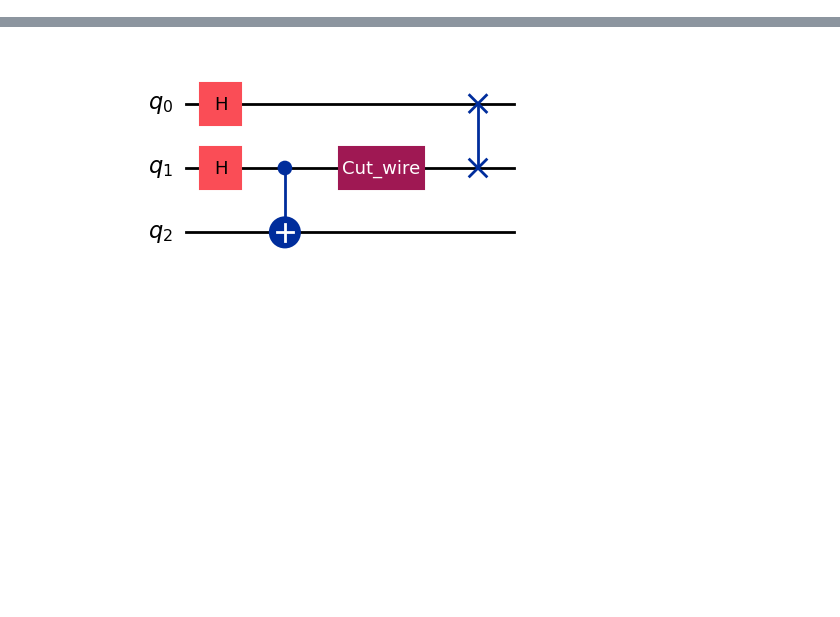
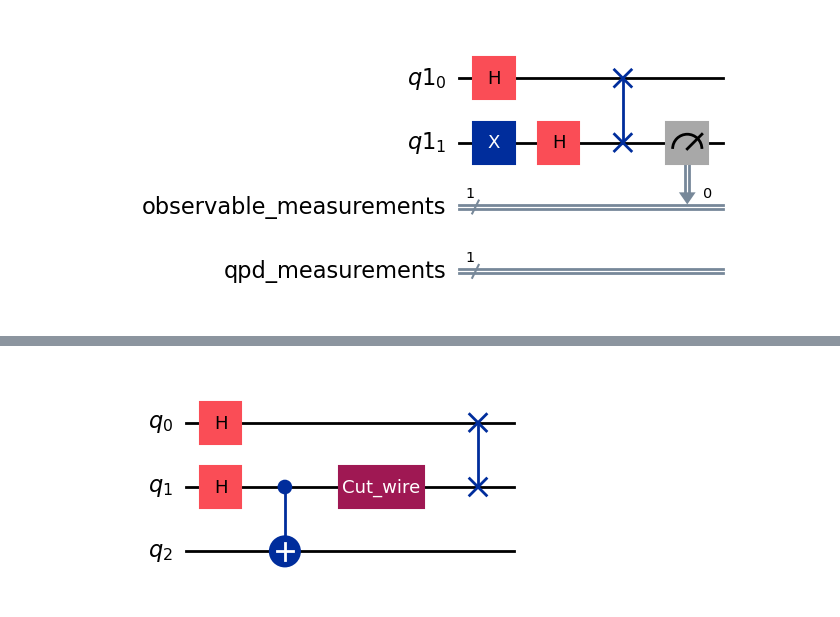
Before and after one commit to XinpengLi1/IBM_Subcircuit_Results, a Jupyter notebook: Circuit_Cutting_FPGA.ipynb, the cells around one changed output, grey strips where cells are left out. Saved outputs shown, nothing was run; the diff lists cells and outputs as text; code cells hidden in the pictures; blank space fills up the shorter version.

```diff
--- a/Circuit_Cutting_FPGA.ipynb
+++ b/Circuit_Cutting_FPGA.ipynb
@@ -34,0 +42,26 @@ qc_0.draw("mpl")
+# %%
+import os
+from collections import defaultdict
+from qiskit import qpy
+
+folder = "saved_data/subcircuits"
+
+circuits_dict = defaultdict(list)
+
+for fname in sorted(os.listdir(folder)):
+    if not fname.endswith(".qpy"):
+        continue
+
+    # filename format: group_<key>_<index>.qpy
+    _, key, idx = fname.replace(".qpy", "").split("_")
+    key = int(key)
+
+    with open(os.path.join(folder, fname), "rb") as f:
+        circuits = qpy.load(f)   # returns a list
+        circuits_dict[key].append(circuits[0])  # single circuit per file
+# %%
+with open("saved_data/subcircuits/group_0_3.qpy", "rb") as f:
+    circuits = qpy.load(f)
+circuits[0].draw()
+# %% [output]
+[figure, added]
```
Also changed, not shown: parts of 37 cells of this notebook, 40 other files.
